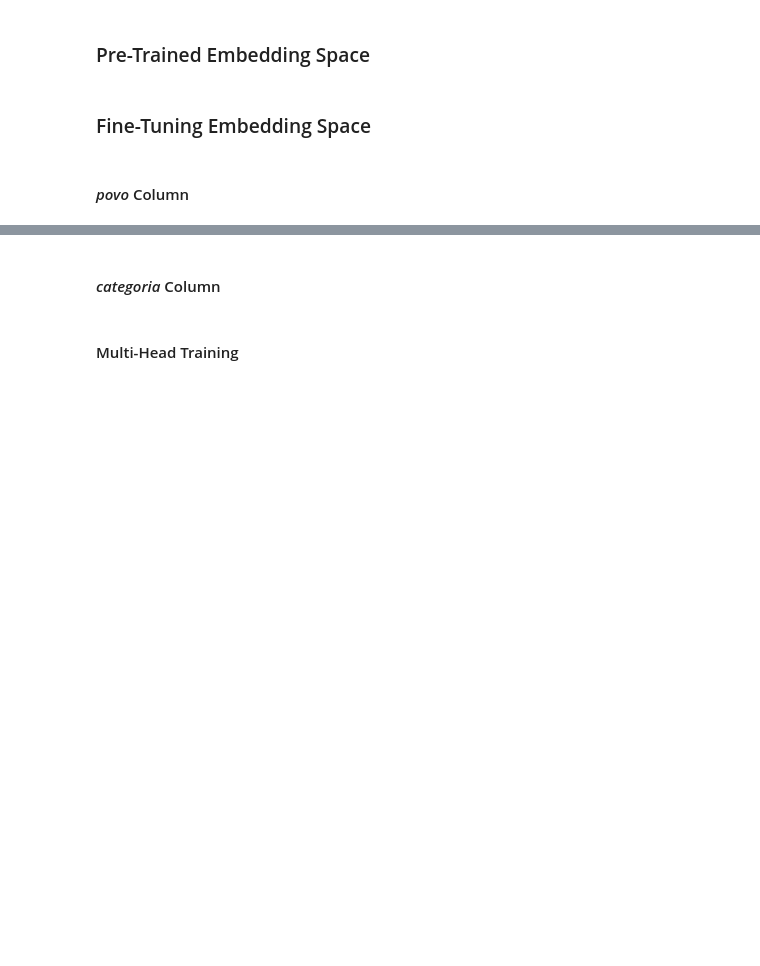
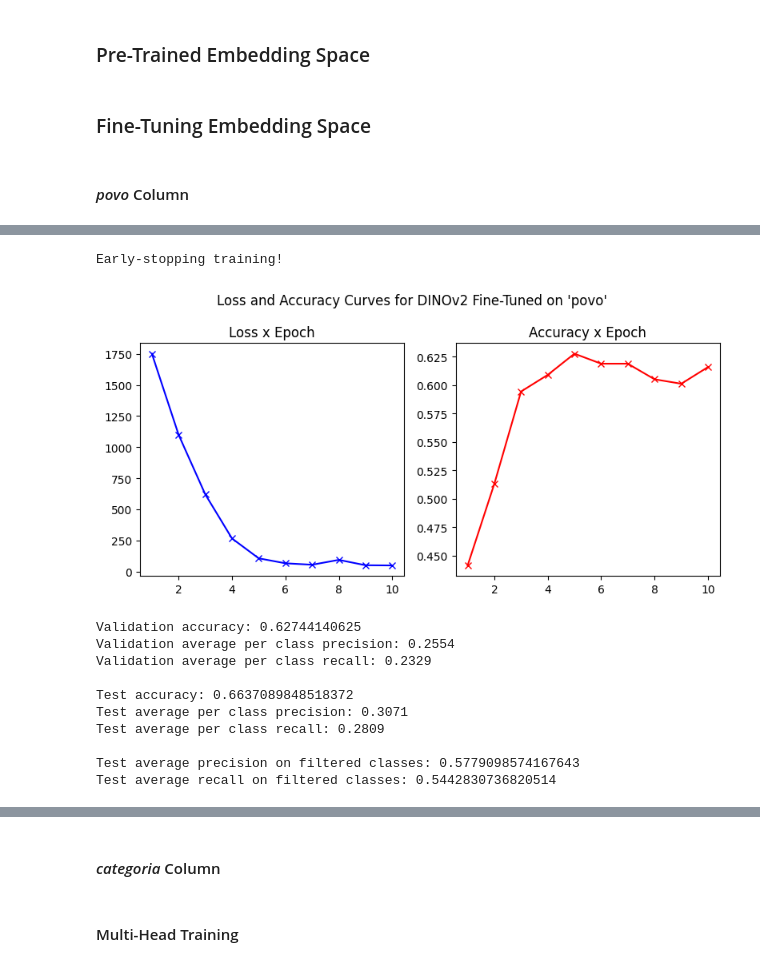
Before and after one commit to Luizerko/indigenous_clusters_and_communities, a Jupyter notebook: indigenous_project/tainacan_collection/image_clustering.ipynb, the cells around one changed output, grey strips where cells are left out. Saved outputs shown, nothing was run; the diff lists cells and outputs as text; code cells hidden in the pictures; blank space fills up the shorter version.

```diff
--- a/indigenous_project/tainacan_collection/image_clustering.ipynb
+++ b/indigenous_project/tainacan_collection/image_clustering.ipynb
@@ -738,14 +868,14 @@ povo_test_dataset = ImageDataset(povo_test_labels, transform=dino_transform, aug
 # Setting-up training, executing training and then running tests
 batch_size = 16
 epochs = 20
-num_classes = ind_df['povo'].nunique()
+num_classes = ind_df['povo'].dropna().nunique()
 model = DINOClassifier(num_classes).to(device)
 criterion = nn.CrossEntropyLoss()
 opt = optim.Adam(model.parameters(), lr=2e-5, weight_decay=2e-6)
 model_name = 'dino_povo'
 column_name = 'povo'
 
-test_prec, tes_rec = execute_train_test(povo_train_val_dataset, povo_test_dataset, device, \
+test_prec, test_rec = execute_train_test(povo_train_val_dataset, povo_test_dataset, device, \
                                         batch_size, epochs, num_classes, model, criterion, \
                                         opt, model_name, column_name, \
                                         architecture_name='DINOv2')
@@ -753,3 +883,4 @@ prec_rec_on_selected_classes(povo_categories, povo_filtered_categories, test_pre
 
 # Cleaning up memory
 clean_mem([model])
+# %% [output]
@@ -756,3 +901,15 @@ clean_mem([model])
+Early-stopping training!
+[figure, added]
+Validation accuracy: 0.62744140625
+Validation average per class precision: 0.2554
+Validation average per class recall: 0.2329
+
+Test accuracy: 0.6637089848518372
+Test average per class precision: 0.3071
+Test average per class recall: 0.2809
+
+Test average precision on filtered classes: 0.5779098574167643
+Test average recall on filtered classes: 0.5442830736820514
 # %%
 # Filtering dataframe for selected categories. We need to recompute this part of the dataset
 # because of the different transform used
```
Also changed, not shown: parts of 21 cells of this notebook, 2 other files.
